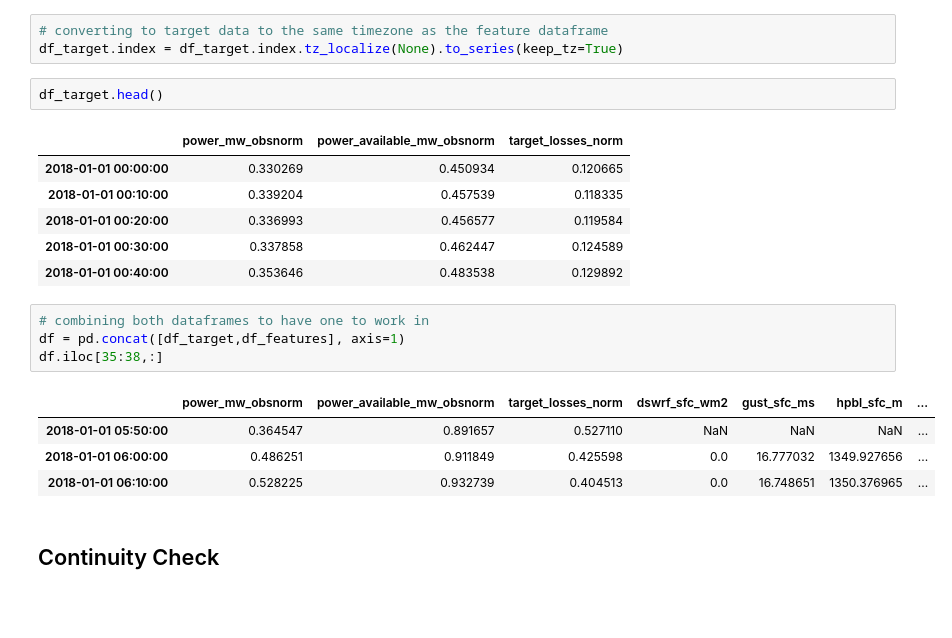
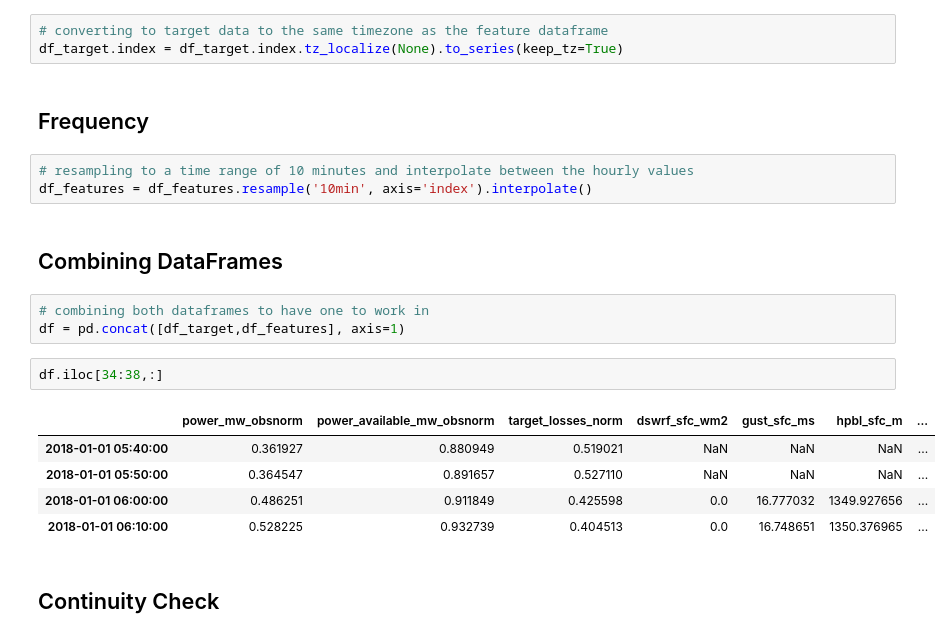
Before and after one commit to JonJae/TimeSeriesPrediction_FeedInMngmt, a Jupyter notebook: FeedInMngmt_EDA.ipynb, the cells around one changed output. Drawn from its saved outputs; the diff is of its cells as text; blank space fills up the shorter version.

```diff
--- a/FeedInMngmt_EDA.ipynb
+++ b/FeedInMngmt_EDA.ipynb
@@ -168,24 +147,24 @@ df_features.head()
 # %%
 # converting to target data to the same timezone as the feature dataframe
 df_target.index = df_target.index.tz_localize(None).to_series(keep_tz=True)
-# %%
-df_target.head()
-# %% [output]
-|  | power_mw_obsnorm | power_available_mw_obsnorm | target_losses_norm |
-| 2018-01-01 00:00:00 | 0.330269 | 0.450934 | 0.120665 |
-| 2018-01-01 00:10:00 | 0.339204 | 0.457539 | 0.118335 |
-| 2018-01-01 00:20:00 | 0.336993 | 0.456577 | 0.119584 |
-| 2018-01-01 00:30:00 | 0.337858 | 0.462447 | 0.124589 |
-| 2018-01-01 00:40:00 | 0.353646 | 0.483538 | 0.129892 |
+# %% [markdown]
+## Frequency
+# %%
+# resampling to a time range of 10 minutes and interpolate between the hourly values
+df_features = df_features.resample('10min', axis='index').interpolate()
+# %% [markdown]
+## Combining DataFrames
 # %%
 # combining both dataframes to have one to work in
 df = pd.concat([df_target,df_features], axis=1)
-df.iloc[35:38,:]
-# %% [output]
-|  | power_mw_obsnorm | power_available_mw_obsnorm | target_losses_norm | dswrf_sfc_wm2 | gust_sfc_ms | hpbl_sfc_m | ... |
-| 2018-01-01 05:50:00 | 0.364547 | 0.891657 | 0.527110 | NaN | NaN | NaN | ... |
-| 2018-01-01 06:00:00 | 0.486251 | 0.911849 | 0.425598 | 0.0 | 16.777032 | 1349.927656 | ... |
-| 2018-01-01 06:10:00 | 0.528225 | 0.932739 | 0.404513 | 0.0 | 16.748651 | 1350.376965 | ... |
+# %%
+df.iloc[34:38,:]
+# %% [output]
+|  | power_mw_obsnorm | power_available_mw_obsnorm | target_losses_norm | dswrf_sfc_wm2 | gust_sfc_ms | hpbl_sfc_m | ... |
+| 2018-01-01 05:40:00 | 0.361927 | 0.880949 | 0.519021 | NaN | NaN | NaN | ... |
+| 2018-01-01 05:50:00 | 0.364547 | 0.891657 | 0.527110 | NaN | NaN | NaN | ... |
+| 2018-01-01 06:00:00 | 0.486251 | 0.911849 | 0.425598 | 0.0 | 16.777032 | 1349.927656 | ... |
+| 2018-01-01 06:10:00 | 0.528225 | 0.932739 | 0.404513 | 0.0 | 16.748651 | 1350.376965 | ... |
 # %% [markdown]
 ## Continuity Check
 # %%
```
Also changed, not shown: parts of 34 cells of this notebook, 1 other file.
